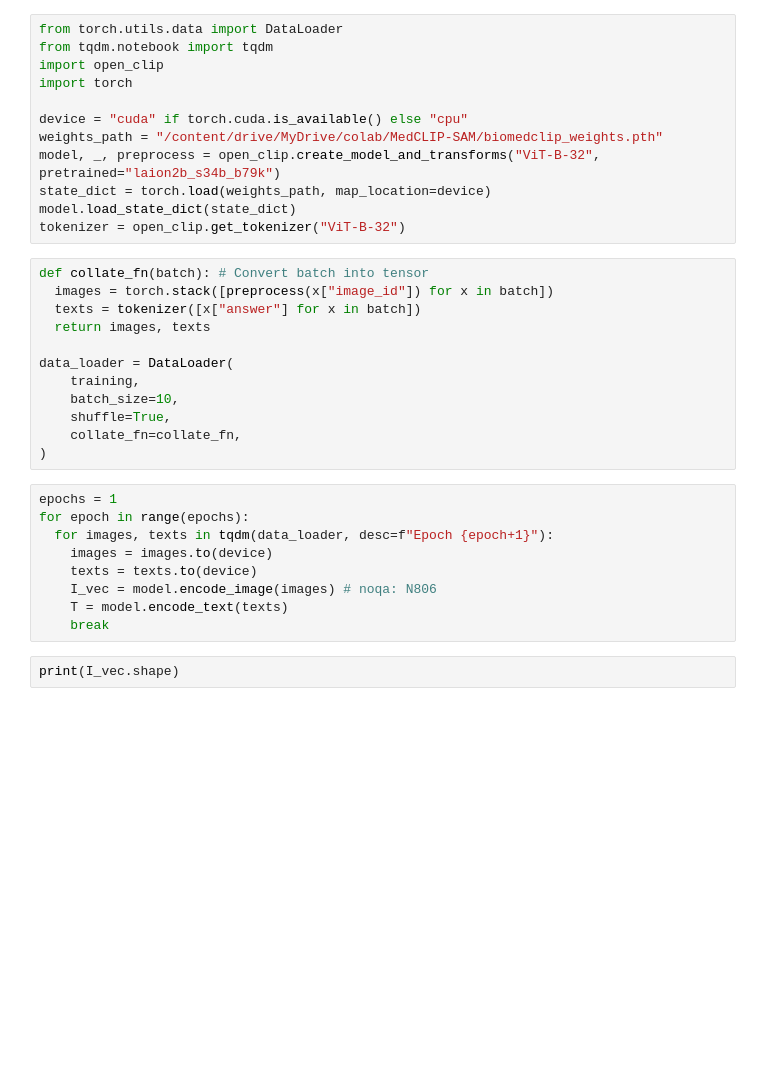
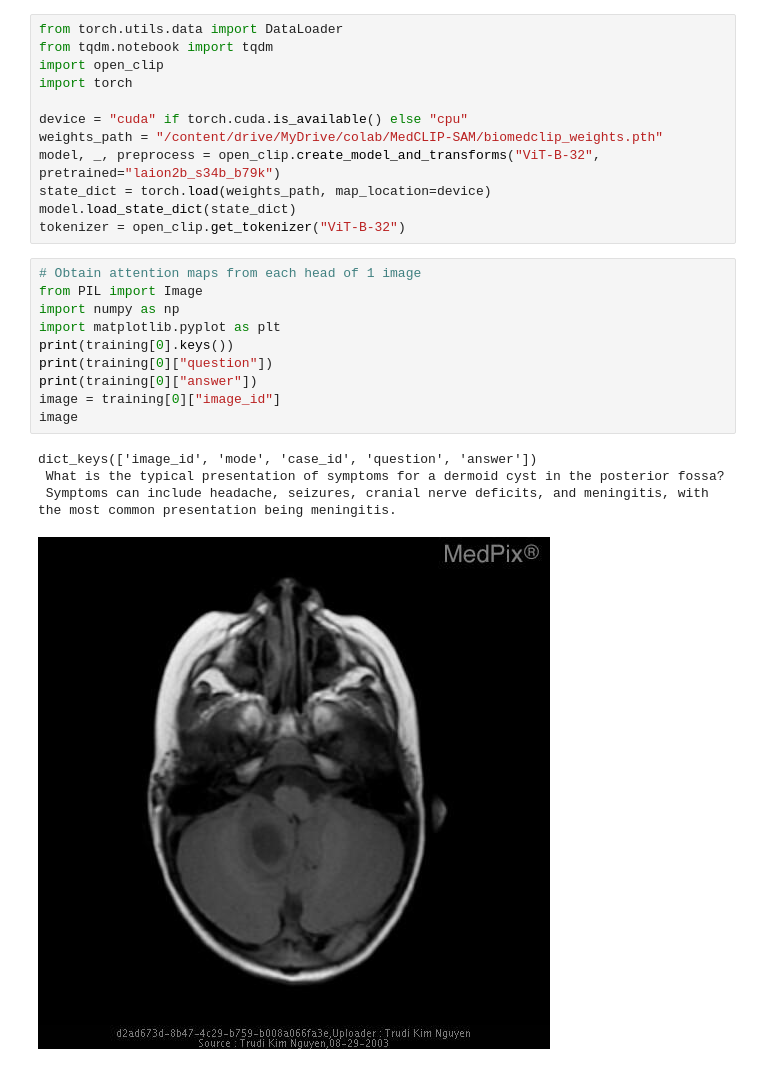
Before and after one commit to Zain506/MedCLIP-SAM, a Jupyter notebook: notebooks/ImageSegmentation.ipynb, the cells around one changed output. Cells and saved outputs as stored; diff of their text form; blank space fills up the shorter version.

Commit message:
Attempt at attention map extraction

```diff
--- a/notebooks/ImageSegmentation.ipynb
+++ b/notebooks/ImageSegmentation.ipynb
@@ -123,26 +130,18 @@ model, _, preprocess = open_clip.create_model_and_transforms("ViT-B-32", pretrai
 state_dict = torch.load(weights_path, map_location=device)
 model.load_state_dict(state_dict)
 tokenizer = open_clip.get_tokenizer("ViT-B-32")
-# %%
-def collate_fn(batch): # Convert batch into tensor
-  images = torch.stack([preprocess(x["image_id"]) for x in batch])
-  texts = tokenizer([x["answer"] for x in batch])
-  return images, texts
-
-data_loader = DataLoader(
-    training,
-    batch_size=10,
-    shuffle=True,
-    collate_fn=collate_fn,
-)
-# %%
-epochs = 1
-for epoch in range(epochs):
-  for images, texts in tqdm(data_loader, desc=f"Epoch {epoch+1}"):
-    images = images.to(device)
-    texts = texts.to(device)
-    I_vec = model.encode_image(images) # noqa: N806
-    T = model.encode_text(texts)
-    break
-# %%
-print(I_vec.shape)
+# %%
+# Obtain attention maps from each head of 1 image
+from PIL import Image
+import numpy as np
+import matplotlib.pyplot as plt
+print(training[0].keys())
+print(training[0]["question"])
+print(training[0]["answer"])
+image = training[0]["image_id"]
+image
+# %% [output]
+dict_keys(['image_id', 'mode', 'case_id', 'question', 'answer'])
+ What is the typical presentation of symptoms for a dermoid cyst in the posterior fossa?
+ Symptoms can include headache, seizures, cranial nerve deficits, and meningitis, with the most common presentation being meningitis.
+[figure, added]
```
Also changed, not shown: parts of 8 cells of this notebook.
